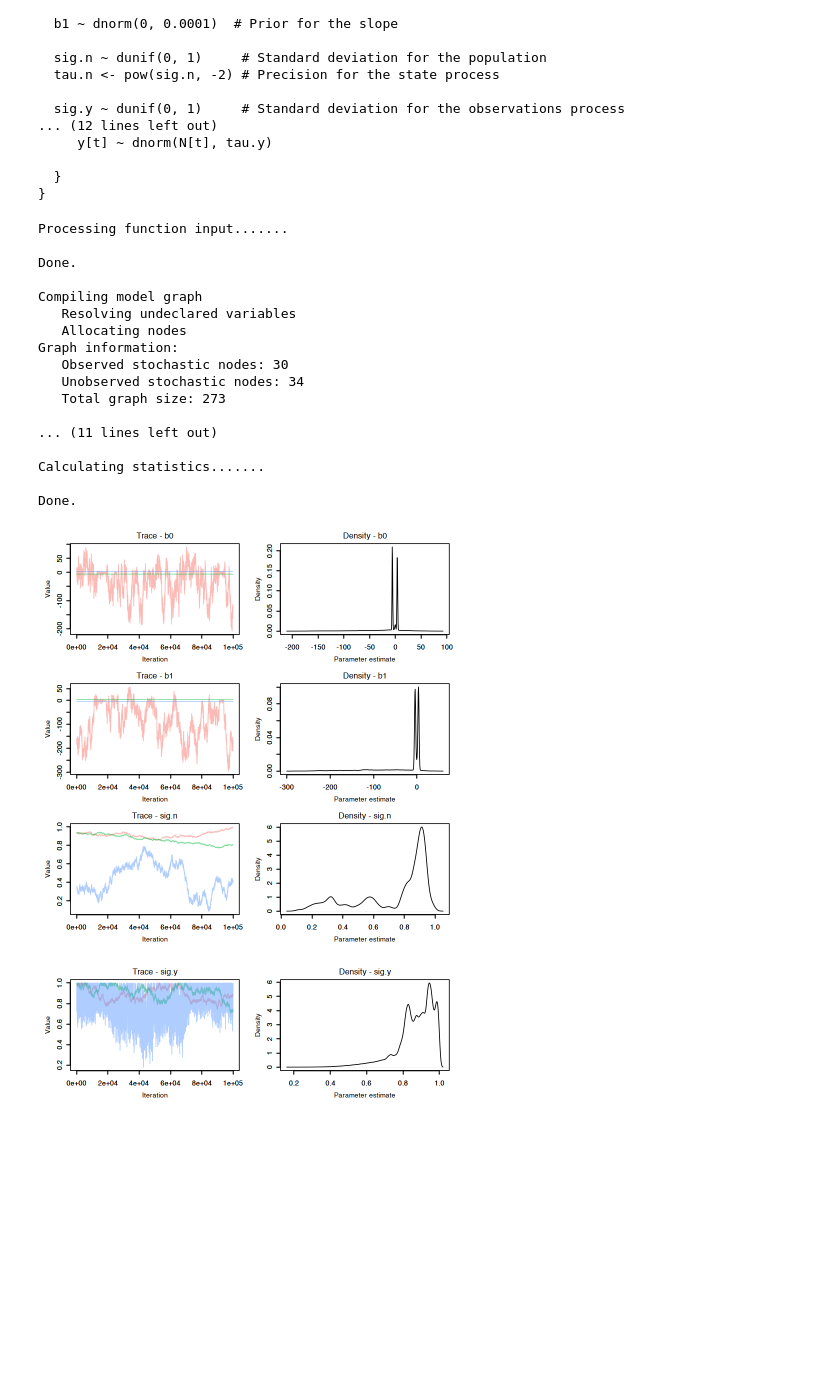
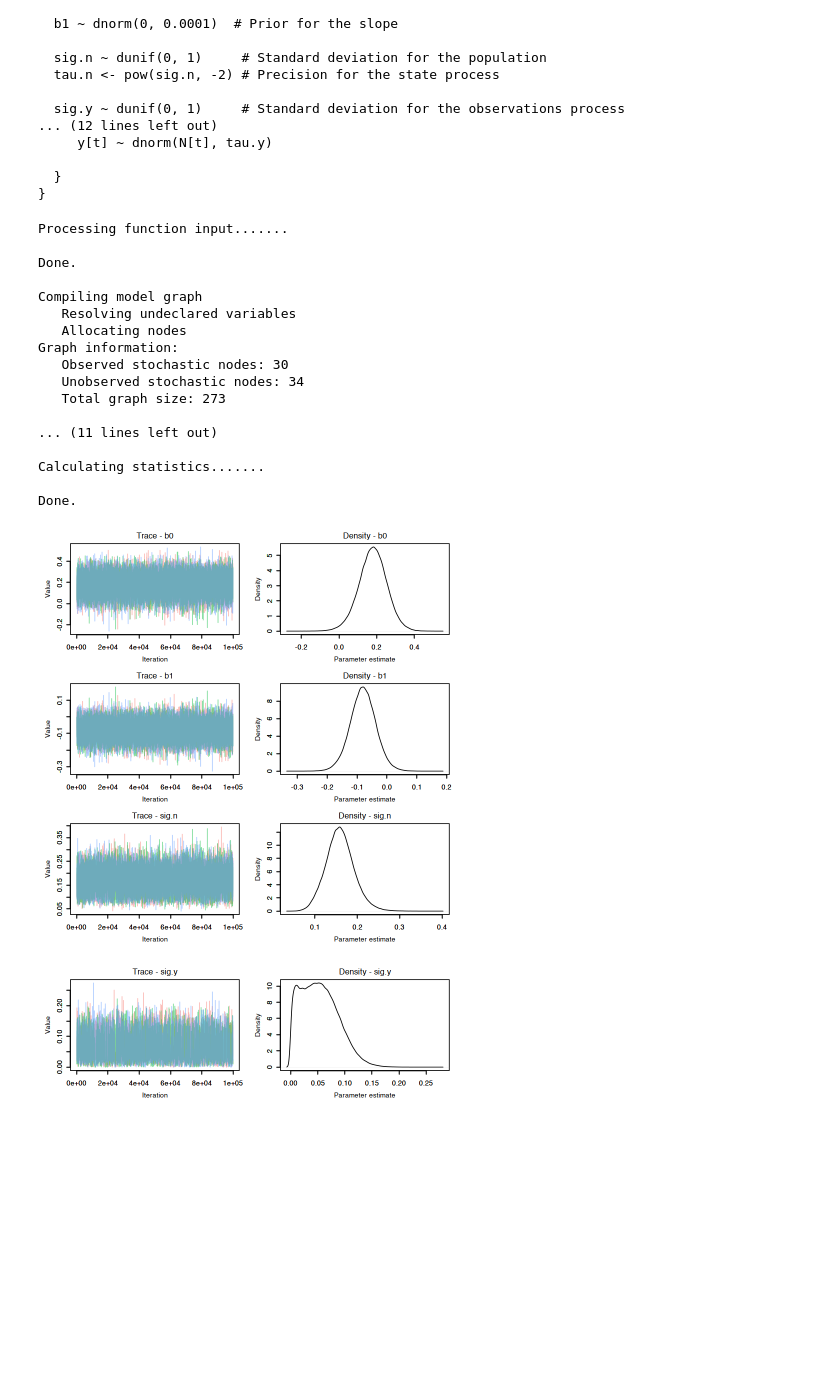
Before and after one commit to erikseulean/wildlife, a Jupyter notebook: Assignment2.ipynb, the cells around one changed output. Cells and saved outputs as stored; diff of their text form; code cells hidden in the pictures.

```diff
--- a/Assignment2.ipynb
+++ b/Assignment2.ipynb
@@ -196,7 +200,7 @@ model_parameters <- list(
 initial_values <- function() {
   list(
     b0 = runif(1, -2, 2),
-    b1 = runif(1, -2, 5),
+    b1 = runif(1, -2, 2),
     sig.n = runif(1, 0, 1),
     sig.y = runif(1, 0, 1)
   )
@@ -238,35 +242,35 @@ out <- jags(
     n.burnin = nb,
     n.thin = nt
 )
 
 # Draw trace plots and density plots for the monitored parameters
 MCMCtrace(
     out,                                 # the fitted model
     params = monitored_parameters[1:4],  # out parameters of interest
     iter = ni,                           # plot all iterations
     pdf = FALSE,                         # don't write to a PDF
     ind = FALSE                          # chain specific densities
 )
 # %% [output]
 Processing function input.......
 
 Done.
 
 Compiling model graph
    Resolving undeclared variables
    Allocating nodes
 Graph information:
    Observed stochastic nodes: 30
    Unobserved stochastic nodes: 34
    Total graph size: 273
 
 ... (11 lines left out)
 
 Calculating statistics.......
 
 Done.
-[figure, old version]
+[figure, new version]
-[figure, old version]
+[figure, new version]
 # %%
 out
 # %% [output]
```
Also changed, not shown: parts of 6 cells of this notebook.
